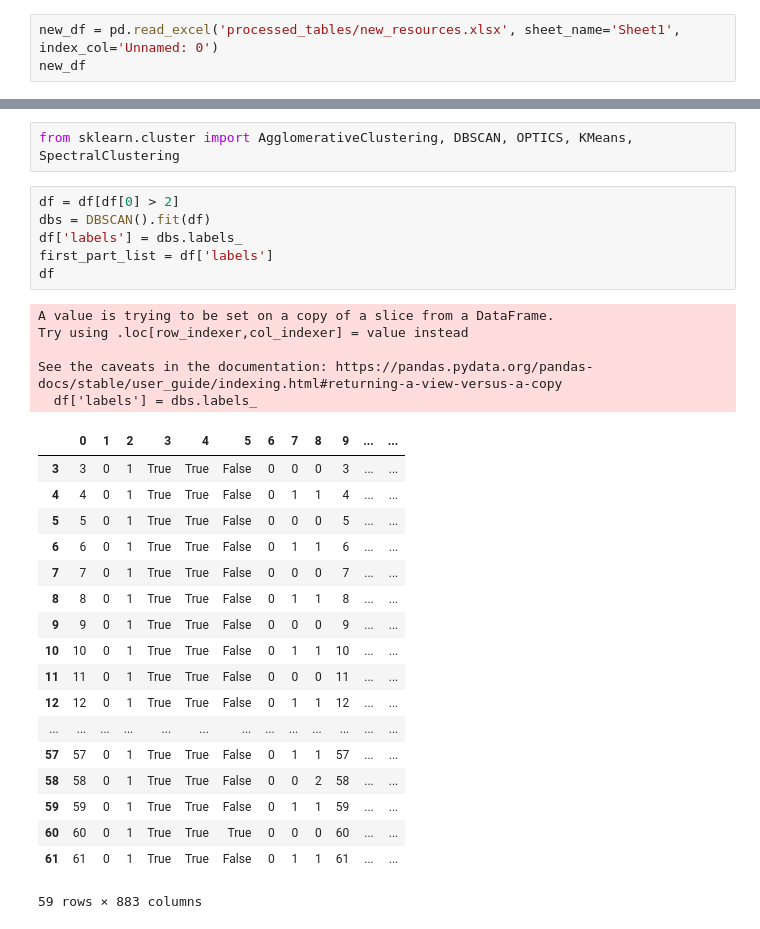
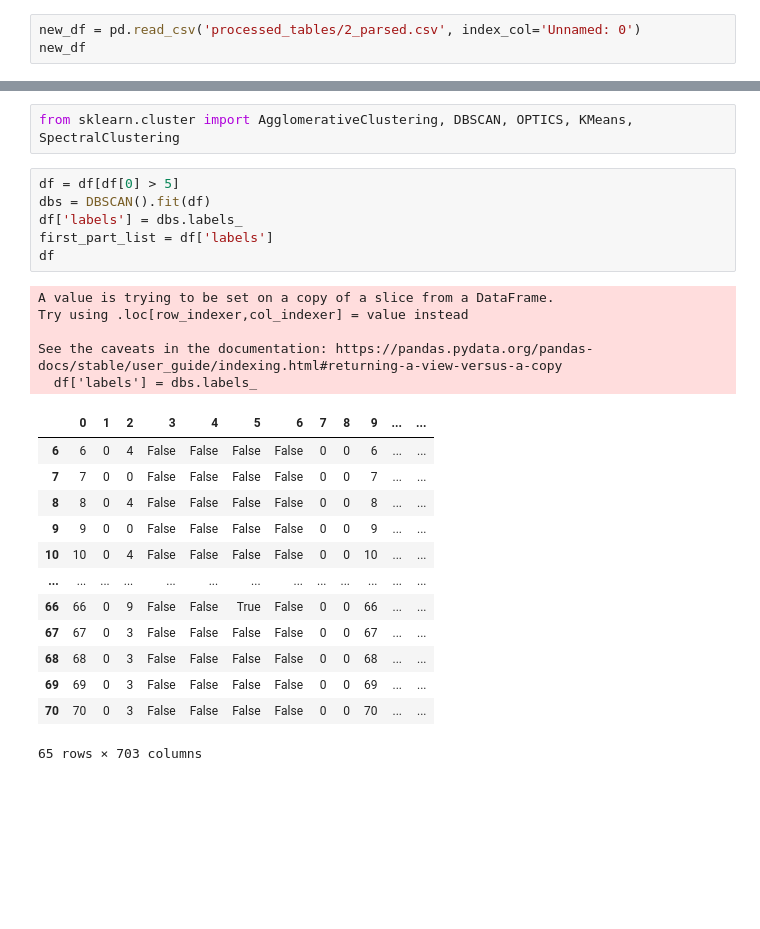
Before and after one commit to Industrial-AI-Research-Lab/documentor, a Jupyter notebook: notebooks/string_attributes.ipynb, the cells around one changed output, grey strips where cells are left out. Cells and saved outputs as stored; diff of their text form; blank space fills up the shorter version.

```diff
--- a/notebooks/string_attributes.ipynb
+++ b/notebooks/string_attributes.ipynb
@@ -3,6 +3,6 @@ import numpy as np
 import pandas as pd
 from datetime import datetime, time
 # %%
-new_df = pd.read_excel('processed_tables/new_resources.xlsx', sheet_name='Sheet1', index_col='Unnamed: 0')
+new_df = pd.read_csv('processed_tables/2_parsed.csv', index_col='Unnamed: 0')
 new_df
 # %% [output]
@@ -97,35 +98,30 @@ df
 # %%
 from sklearn.cluster import AgglomerativeClustering, DBSCAN, OPTICS, KMeans, SpectralClustering
 # %%
-df = df[df[0] > 2]
+df = df[df[0] > 5]
 dbs = DBSCAN().fit(df)
 df['labels'] = dbs.labels_
 first_part_list = df['labels']
 df
 # %% [output]
 A value is trying to be set on a copy of a slice from a DataFrame.
 Try using .loc[row_indexer,col_indexer] = value instead
 
 See the caveats in the documentation: https://pandas.pydata.org/pandas-docs/stable/user_guide/indexing.html#returning-a-view-versus-a-copy
   df['labels'] = dbs.labels_
 |  | 0 | 1 | 2 | 3 | 4 | 5 | 6 | 7 | 8 | 9 | ... | ... |
-| 3 | 3 | 0 | 1 | True | True | False | 0 | 0 | 0 | 3 | ... | ... |
-| 4 | 4 | 0 | 1 | True | True | False | 0 | 1 | 1 | 4 | ... | ... |
-| 5 | 5 | 0 | 1 | True | True | False | 0 | 0 | 0 | 5 | ... | ... |
-| 6 | 6 | 0 | 1 | True | True | False | 0 | 1 | 1 | 6 | ... | ... |
-| 7 | 7 | 0 | 1 | True | True | False | 0 | 0 | 0 | 7 | ... | ... |
-| 8 | 8 | 0 | 1 | True | True | False | 0 | 1 | 1 | 8 | ... | ... |
-| 9 | 9 | 0 | 1 | True | True | False | 0 | 0 | 0 | 9 | ... | ... |
-| 10 | 10 | 0 | 1 | True | True | False | 0 | 1 | 1 | 10 | ... | ... |
-| 11 | 11 | 0 | 1 | True | True | False | 0 | 0 | 0 | 11 | ... | ... |
-| 12 | 12 | 0 | 1 | True | True | False | 0 | 1 | 1 | 12 | ... | ... |
+| 6 | 6 | 0 | 4 | False | False | False | False | 0 | 0 | 6 | ... | ... |
+| 7 | 7 | 0 | 0 | False | False | False | False | 0 | 0 | 7 | ... | ... |
+| 8 | 8 | 0 | 4 | False | False | False | False | 0 | 0 | 8 | ... | ... |
+| 9 | 9 | 0 | 0 | False | False | False | False | 0 | 0 | 9 | ... | ... |
+| 10 | 10 | 0 | 4 | False | False | False | False | 0 | 0 | 10 | ... | ... |
 | ... | ... | ... | ... | ... | ... | ... | ... | ... | ... | ... | ... | ... |
-| 57 | 57 | 0 | 1 | True | True | False | 0 | 1 | 1 | 57 | ... | ... |
-| 58 | 58 | 0 | 1 | True | True | False | 0 | 0 | 2 | 58 | ... | ... |
-| 59 | 59 | 0 | 1 | True | True | False | 0 | 1 | 1 | 59 | ... | ... |
-| 60 | 60 | 0 | 1 | True | True | True | 0 | 0 | 0 | 60 | ... | ... |
-| 61 | 61 | 0 | 1 | True | True | False | 0 | 1 | 1 | 61 | ... | ... |
+| 66 | 66 | 0 | 9 | False | False | True | False | 0 | 0 | 66 | ... | ... |
+| 67 | 67 | 0 | 3 | False | False | False | False | 0 | 0 | 67 | ... | ... |
+| 68 | 68 | 0 | 3 | False | False | False | False | 0 | 0 | 68 | ... | ... |
+| 69 | 69 | 0 | 3 | False | False | False | False | 0 | 0 | 69 | ... | ... |
+| 70 | 70 | 0 | 3 | False | False | False | False | 0 | 0 | 70 | ... | ... |
-59 rows × 883 columns
+65 rows × 703 columns
 # %%
 df1 = df[df.labels == -1]
 df1 = df1.drop(columns=['labels'])
```
Also changed, not shown: parts of 9 cells of this notebook, 7 other files.
